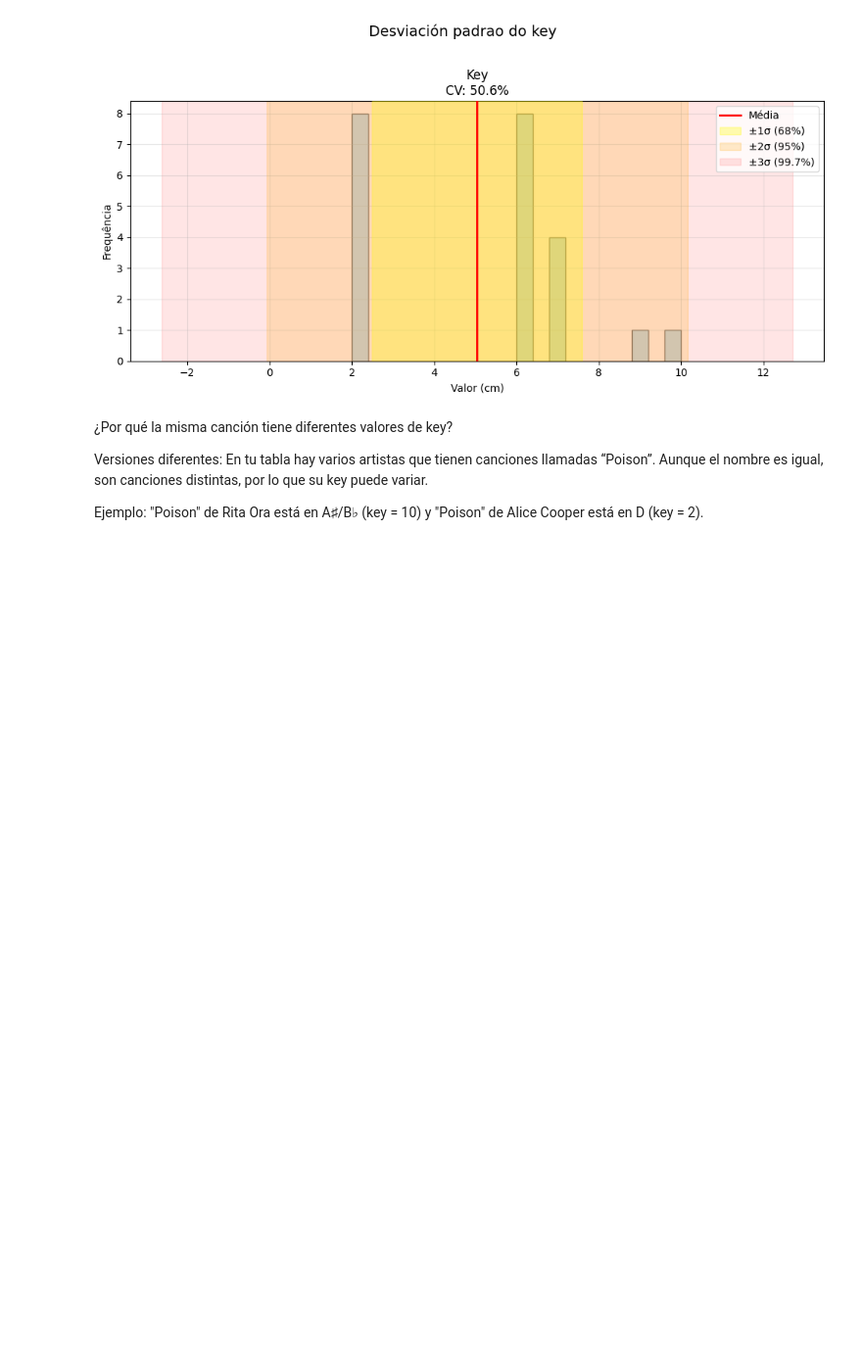
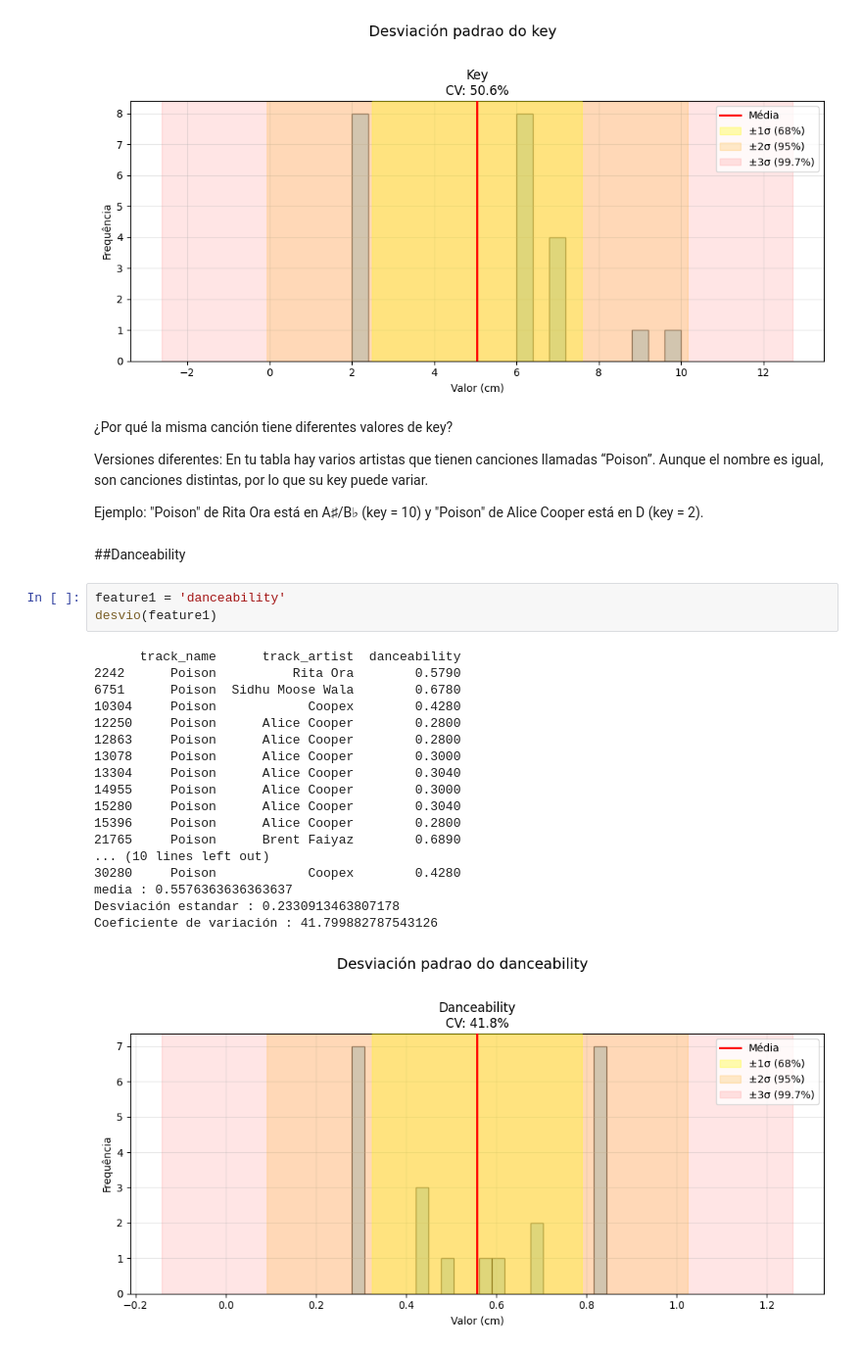
Before and after one commit to Magvride/Spotify-Recommendations, a Jupyter notebook: Ciência_de_Dados_G1.ipynb, the cells around one changed output. Shown at 98% size. Cells and saved outputs as stored; diff of their text form; blank space fills up the shorter version.

```diff
--- a/Ciência_de_Dados_G1.ipynb
+++ b/Ciência_de_Dados_G1.ipynb
@@ -503,3 +503,27 @@ Coeficiente de variación : 50.6148879895156
 Versiones diferentes: En tu tabla hay varios artistas que tienen canciones llamadas “Poison”. Aunque el nombre es igual, son canciones distintas, por lo que su key puede variar.
 
 Ejemplo: "Poison" de Rita Ora está en A♯/B♭ (key = 10) y "Poison" de Alice Cooper está en D (key = 2).
+# %% [markdown]
+##Danceability
+# %%
+feature1 = 'danceability'
+desvio(feature1)
+# %% [output]
+      track_name      track_artist  danceability
+2242      Poison          Rita Ora        0.5790
+6751      Poison  Sidhu Moose Wala        0.6780
+10304     Poison            Coopex        0.4280
+12250     Poison      Alice Cooper        0.2800
+12863     Poison      Alice Cooper        0.2800
+13078     Poison      Alice Cooper        0.3000
+13304     Poison      Alice Cooper        0.3040
+14955     Poison      Alice Cooper        0.3000
+15280     Poison      Alice Cooper        0.3040
+15396     Poison      Alice Cooper        0.2800
+21765     Poison      Brent Faiyaz        0.6890
+... (10 lines left out)
+30280     Poison            Coopex        0.4280
+media : 0.5576363636363637
+Desviación estandar : 0.2330913463807178
+Coeficiente de variación : 41.799882787543126
+[figure, added]
```
Also changed, not shown: parts of 6 cells of this notebook.
